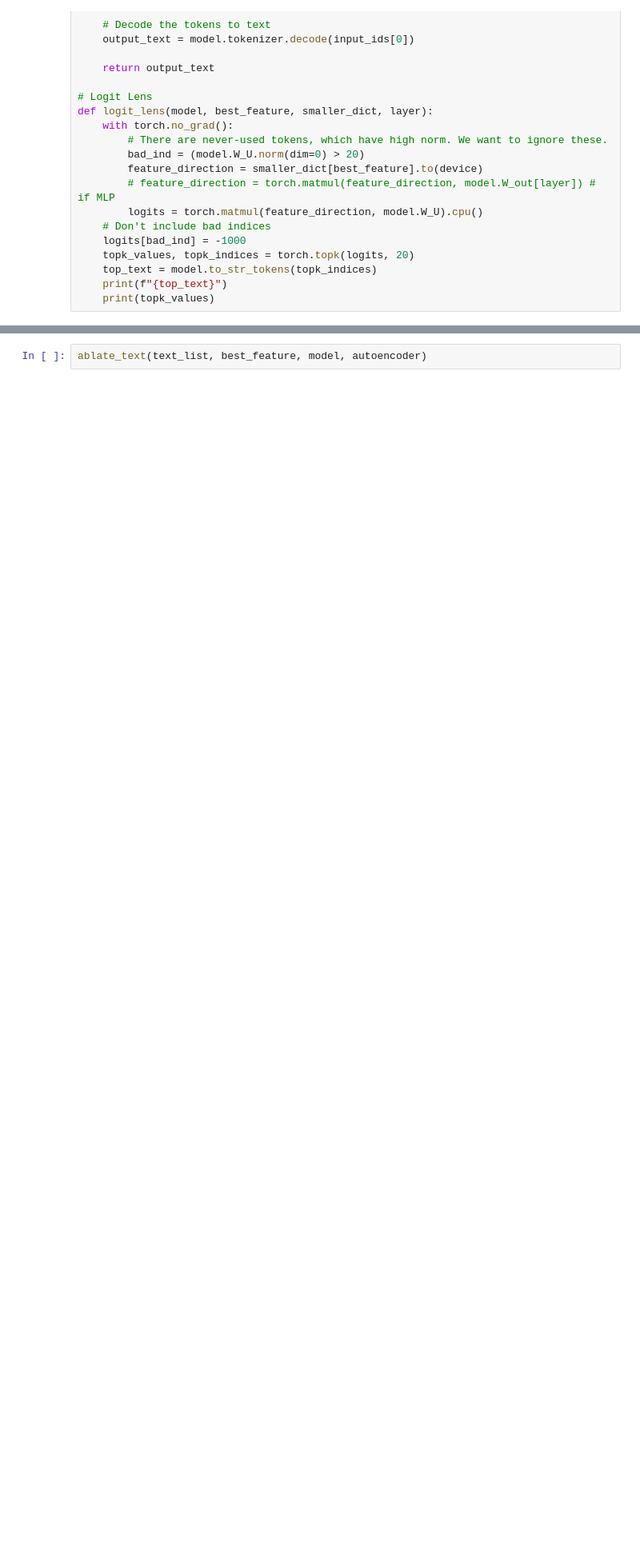
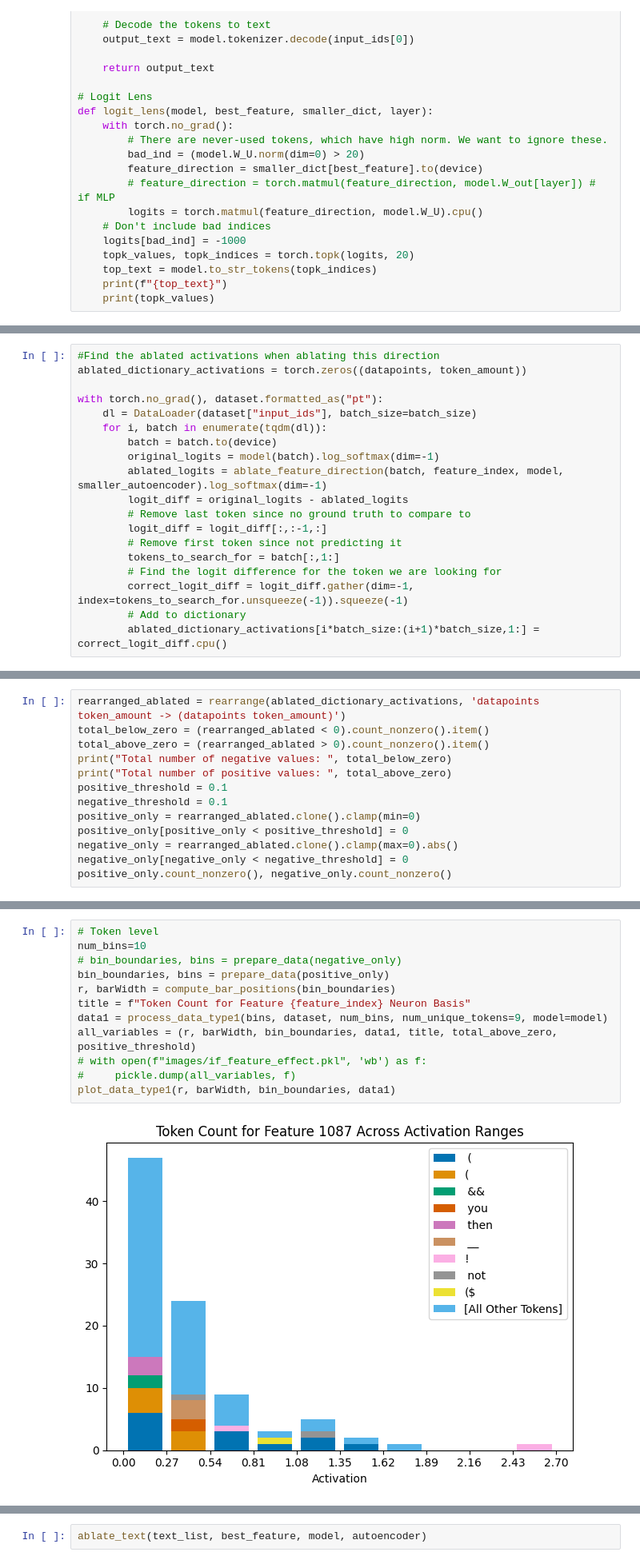
Before and after one commit to migerovitch/sparse_coding, a Jupyter notebook: case_studies.ipynb, the cells around one changed output, grey strips where cells are left out. Shown at 80% size. Drawn from its saved outputs; the diff is of its cells as text; blank space fills up the shorter version.

```diff
--- a/case_studies.ipynb
+++ b/case_studies.ipynb
@@ -712,0 +590,19 @@ plot_data_type1(r, barWidth, bin_boundaries, data1, model)
+# %%
+#Find the ablated activations when ablating this direction
+ablated_dictionary_activations = torch.zeros((datapoints, token_amount))
+
+with torch.no_grad(), dataset.formatted_as("pt"):
+    dl = DataLoader(dataset["input_ids"], batch_size=batch_size)
+    for i, batch in enumerate(tqdm(dl)):
+        batch = batch.to(device)
+        original_logits = model(batch).log_softmax(dim=-1)
+        ablated_logits = ablate_feature_direction(batch, feature_index, model, smaller_autoencoder).log_softmax(dim=-1)
+        logit_diff = original_logits - ablated_logits
+        # Remove last token since no ground truth to compare to
+        logit_diff = logit_diff[:,:-1,:]
+        # Remove first token since not predicting it
+        tokens_to_search_for = batch[:,1:]
+        # Find the logit difference for the token we are looking for
+        correct_logit_diff = logit_diff.gather(dim=-1, index=tokens_to_search_for.unsqueeze(-1)).squeeze(-1)
+        # Add to dictionary
+        ablated_dictionary_activations[i*batch_size:(i+1)*batch_size,1:] = correct_logit_diff.cpu()
@@ -712,0 +662,13 @@ plot_data_type1(r, barWidth, bin_boundaries, data1, model)
+# %%
+rearranged_ablated = rearrange(ablated_dictionary_activations, 'datapoints token_amount -> (datapoints token_amount)')
+total_below_zero = (rearranged_ablated < 0).count_nonzero().item()
+total_above_zero = (rearranged_ablated > 0).count_nonzero().item()
+print("Total number of negative values: ", total_below_zero)
+print("Total number of positive values: ", total_above_zero)
+positive_threshold = 0.1
+negative_threshold = 0.1
+positive_only = rearranged_ablated.clone().clamp(min=0)
+positive_only[positive_only < positive_threshold] = 0
+negative_only = rearranged_ablated.clone().clamp(max=0).abs()
+negative_only[negative_only < negative_threshold] = 0
+positive_only.count_nonzero(), negative_only.count_nonzero()
@@ -712,0 +683,14 @@ plot_data_type1(r, barWidth, bin_boundaries, data1, model)
+# %%
+# Token level
+num_bins=10
+# bin_boundaries, bins = prepare_data(negative_only)
+bin_boundaries, bins = prepare_data(positive_only)
+r, barWidth = compute_bar_positions(bin_boundaries)
+title = f"Token Count for Feature {feature_index} Neuron Basis"
+data1 = process_data_type1(bins, dataset, num_bins, num_unique_tokens=9, model=model)
+all_variables = (r, barWidth, bin_boundaries, data1, title, total_above_zero, positive_threshold)
+# with open(f"images/if_feature_effect.pkl", 'wb') as f:
+#     pickle.dump(all_variables, f)
+plot_data_type1(r, barWidth, bin_boundaries, data1)
+# %% [output]
+[figure, added]
```
Also changed, not shown: parts of 25 cells of this notebook, 23 other files.
